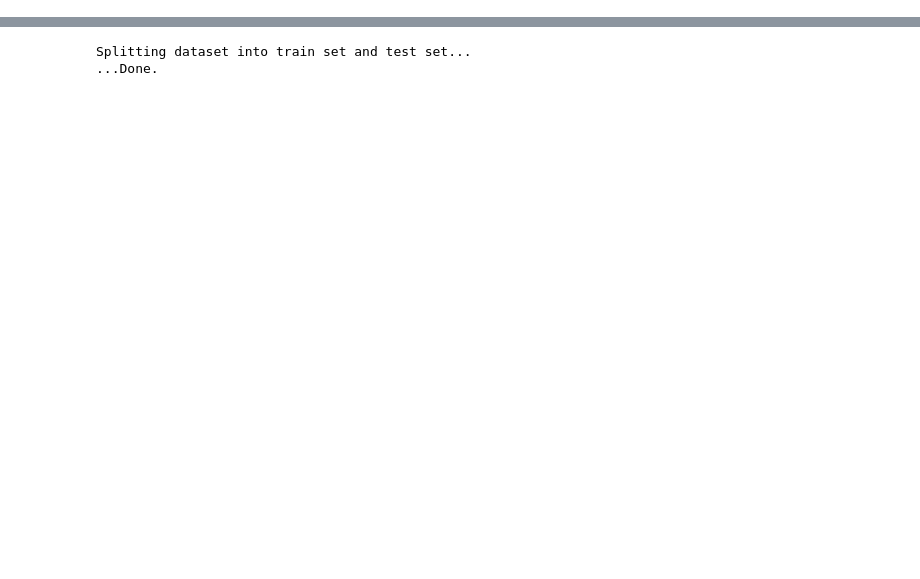
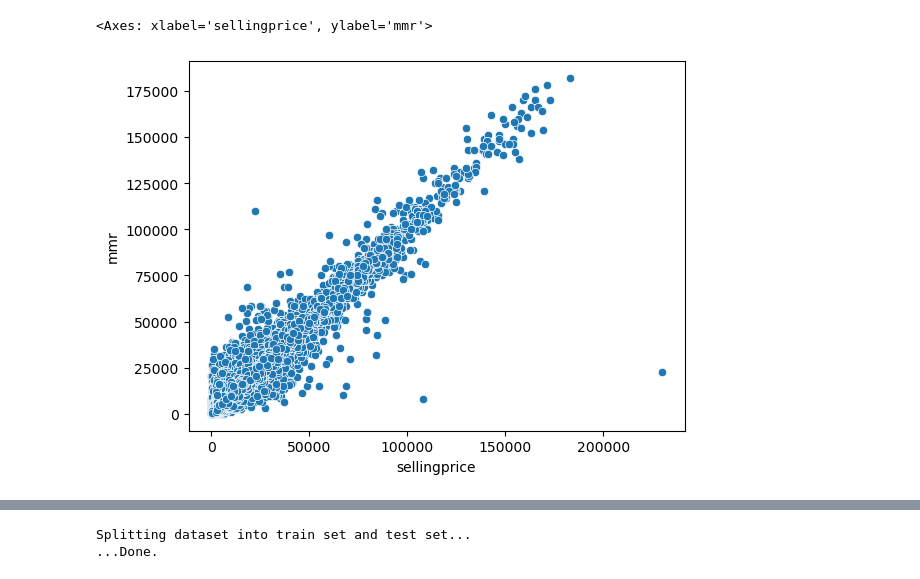
Before and after one commit to Qv-code-Qv/car_prices, a Jupyter notebook: car.ipynb, the cells around one changed output, grey strips where cells are left out. Cells and saved outputs as stored; diff of their text form; code cells hidden in the pictures; blank space fills up the shorter version.

```diff
--- a/car.ipynb
+++ b/car.ipynb
@@ -21,0 +304,6 @@ df = pd.read_csv(file_path)
+# %%
+#Relation entre le prix de vente et la valeur estimée
+sns.scatterplot(x=df["sellingprice"],y=df["mmr"])
+# %% [output]
+<Axes: xlabel='sellingprice', ylabel='mmr'>
+[figure, added]
```
Also changed, not shown: parts of 70 cells of this notebook.
